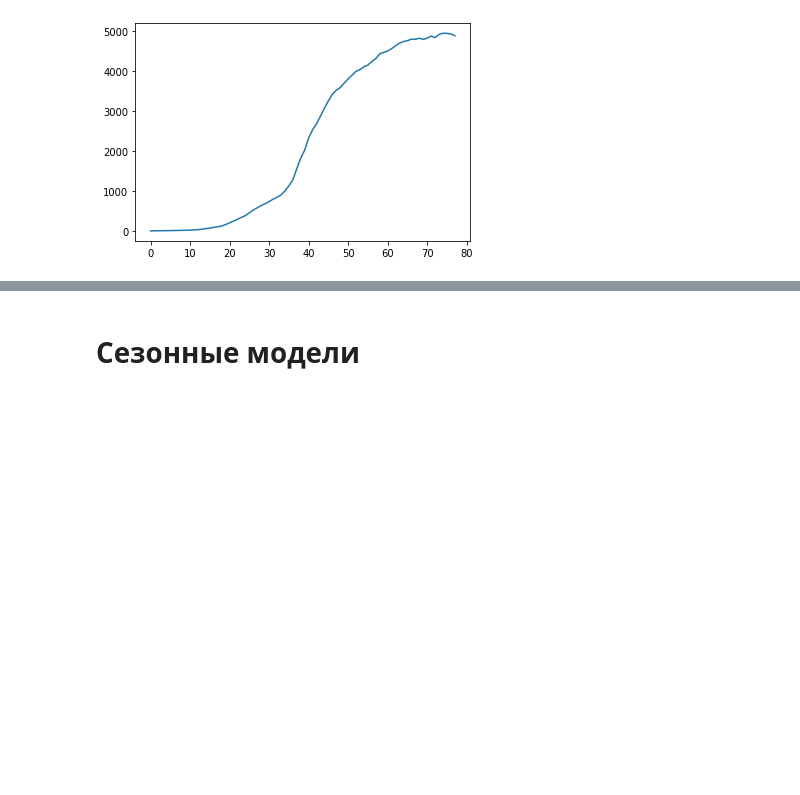
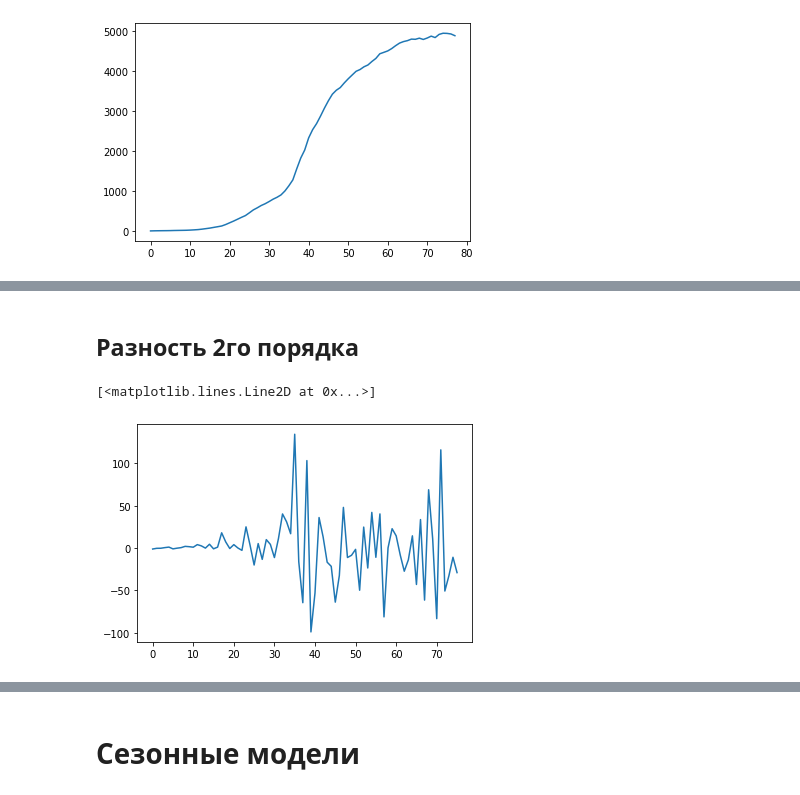
Before and after one commit to EkT1oN/tris, a Jupyter notebook: lab2.ipynb, the cells around one changed output, grey strips where cells are left out. Drawn from its saved outputs; the diff is of its cells as text; code cells hidden in the pictures; blank space fills up the shorter version.

```diff
--- a/lab2.ipynb
+++ b/lab2.ipynb
@@ -101,0 +189,8 @@ result
+# %% [markdown]
+## Разность 2го порядка
+# %%
+X_2 = np.diff(X_1)
+plt.plot(X_2)
+# %% [output]
+[<matplotlib.lines.Line2D at 0x...>]
+[figure, added]
```
Also changed, not shown: parts of 19 cells of this notebook.
